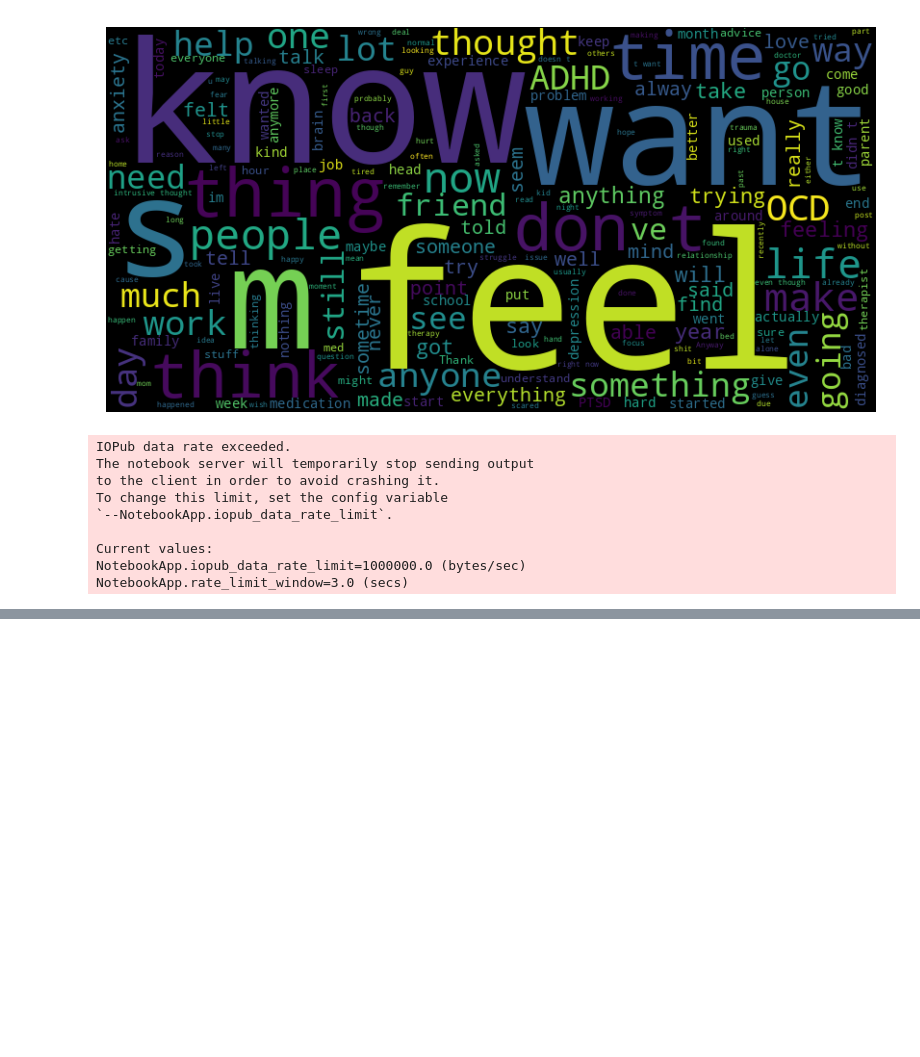
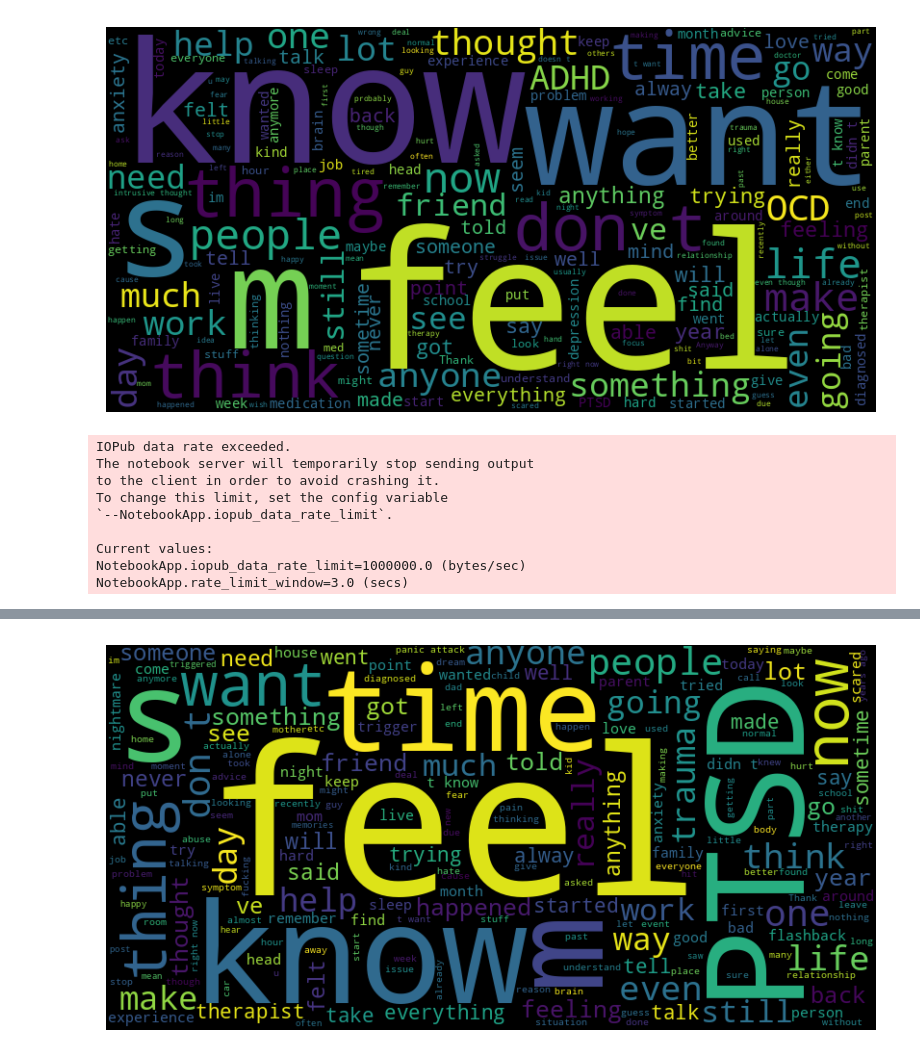
Before and after one commit to Mohammadhsiavash/mental_health_classification, a Jupyter notebook: Sentiment_Analysis_of_Mental_health_posts_on_reddit.ipynb, the cells around one changed output, grey strips where cells are left out. Drawn from its saved outputs; the diff is of its cells as text; code cells hidden in the pictures; blank space fills up the shorter version.

```diff
--- a/Sentiment_Analysis_of_Mental_health_posts_on_reddit.ipynb
+++ b/Sentiment_Analysis_of_Mental_health_posts_on_reddit.ipynb
@@ -197,0 +216,15 @@ plt.show()
+# %%
+ptsd = df_1[df_1['subreddit'] == 'ptsd']
+# %%
+text = ptsd['body'].str.cat(sep=' ')
+
+# Generate the word cloud
+wordcloud = WordCloud(width=800, height=400).generate(text)
+
+# Display the word cloud using matplotlib
+plt.figure(figsize=(10, 5))
+plt.imshow(wordcloud, interpolation='bilinear')
+plt.axis('off')
+plt.show()
+# %% [output]
+[figure, added]
```
Also changed, not shown: parts of 4 cells of this notebook.
